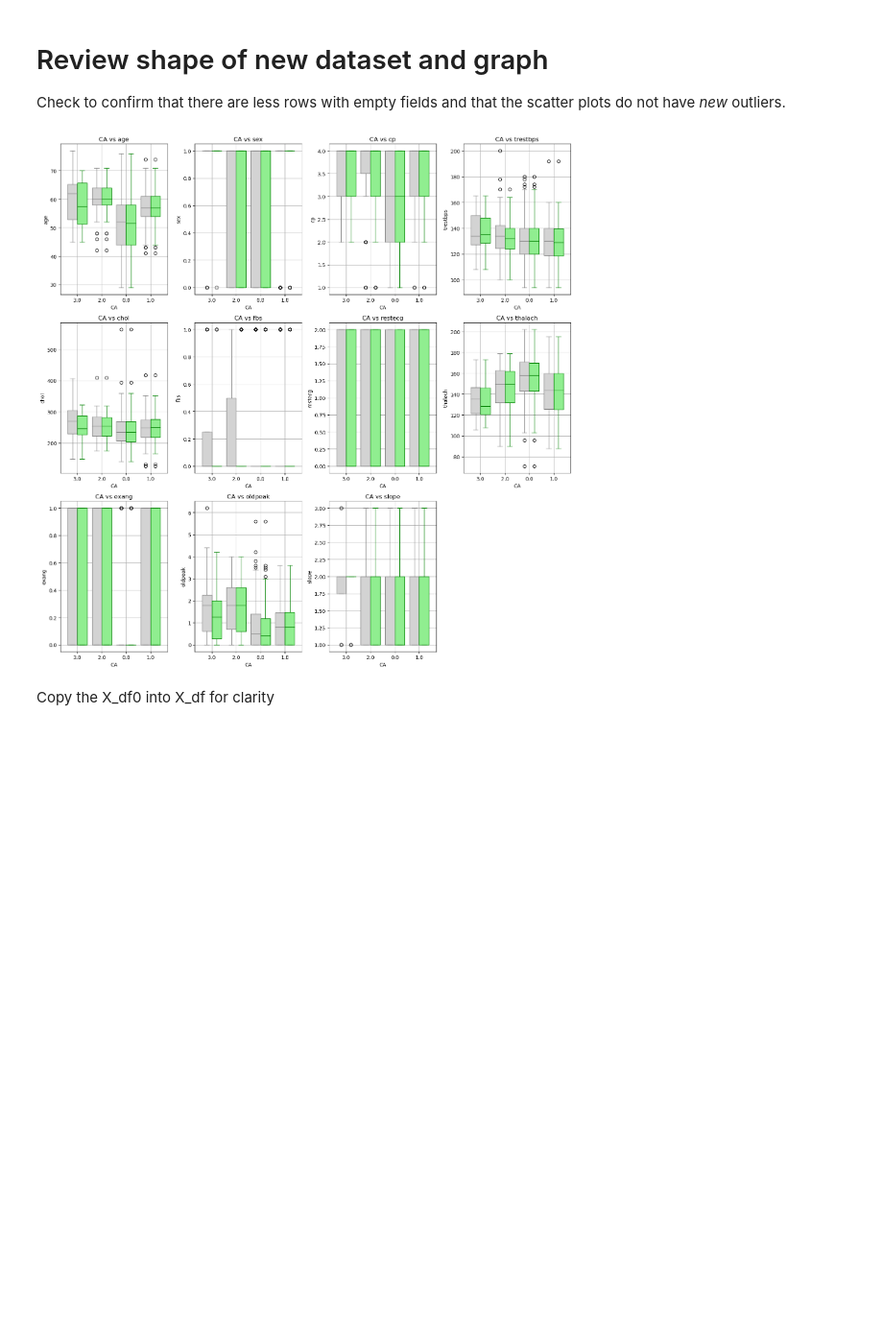
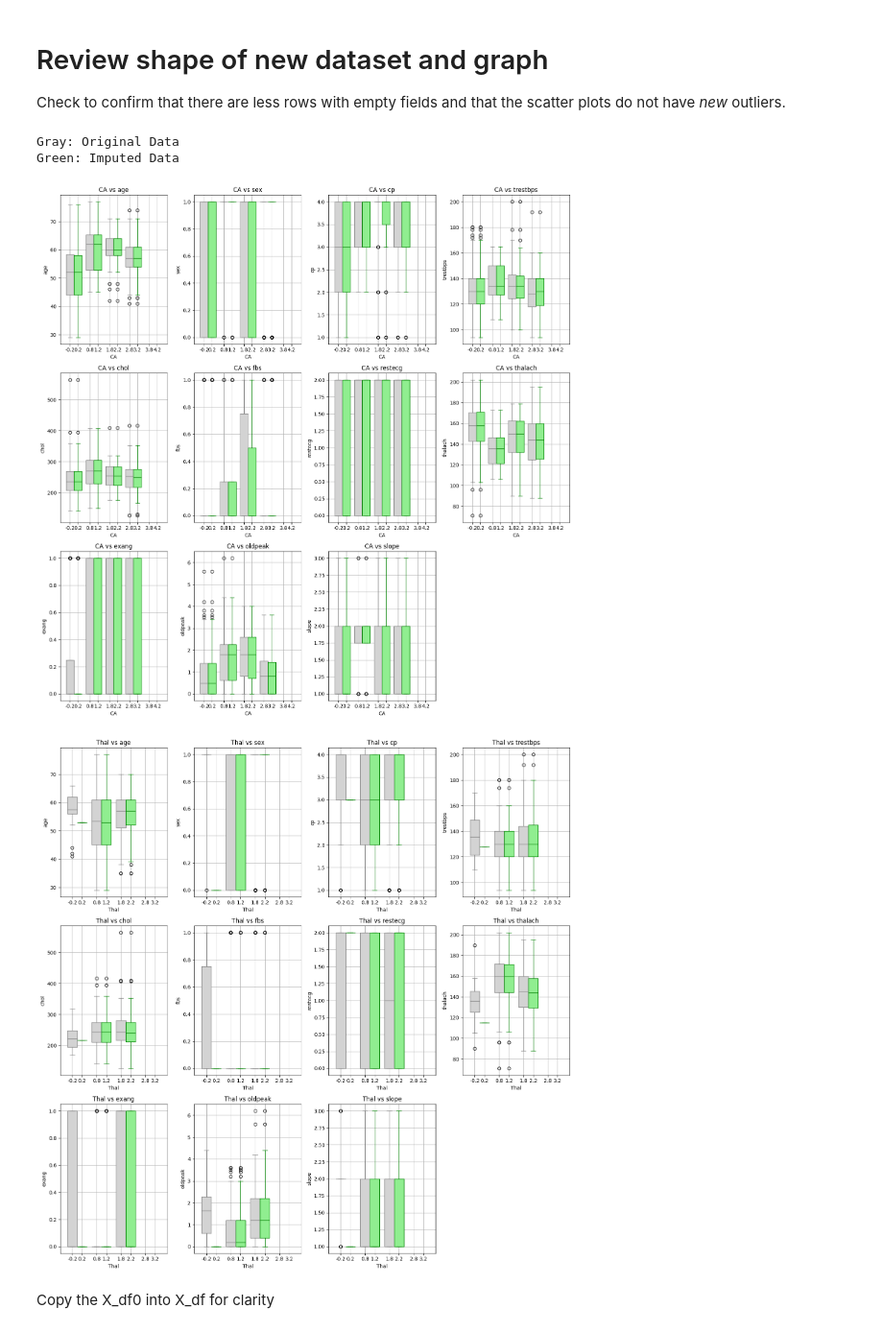
Before and after one commit to 00raymond/aiindustryproject, a Jupyter notebook: notebook.ipynb, the cells around one changed output. Shown at 96% size. Drawn from its saved outputs; the diff is of its cells as text; code cells hidden in the pictures; blank space fills up the shorter version.

Commit message:
updated classification to use anomaly detected data + added thal graph to nb

```diff
--- a/notebook.ipynb
+++ b/notebook.ipynb
@@ -233,45 +233,80 @@ cols_per_row = 4
 total_plots = len(cols)
 rows = (total_plots + cols_per_row - 1) // cols_per_row
 
 fig, axes = plt.subplots(rows, cols_per_row, figsize=(15, rows * 5))
 axes = axes.flatten()
 
-ca_unique = X_df_cleaned['ca'].unique()
+ca_unique = X_df['ca'].unique()
+
+thal_unique = X_df['thal'].unique()
+
+print("Gray: Original Data")
+print("Green: Imputed Data")
 
 for i, col in enumerate(cols):
     ax = axes[i]
 
-    # Group original and cleaned data by unique values of 'ca'
-    grouped_data_original = [X_df.loc[X_df['ca'] == val, col] for val in ca_unique]
-    grouped_data_cleaned = [X_df_cleaned.loc[X_df_cleaned['ca'] == val, col] for val in ca_unique]
-
-    # Boxplot for original data
-    ax.boxplot(grouped_data_original,
+    # Group data by unique values in 'ca'
+    grouped_data = [X_df.loc[X_df['ca'] == val, col] for val in ca_unique]
+    ax.boxplot(grouped_data,
                positions=np.arange(len(ca_unique)) - 0.2, widths=0.4,
                patch_artist=True, boxprops=dict(facecolor='lightgray', color='gray'),
                medianprops=dict(color='gray'), whiskerprops=dict(color='gray'), capprops=dict(color='gray'))
 
-    # Boxplot for cleaned data
-    ax.boxplot(grouped_data_cleaned,
+    grouped_data = [X_df0.loc[X_df0['ca'] == val, col] for val in ca_unique]
+    ax.boxplot(grouped_data,
                positions=np.arange(len(ca_unique)) + 0.2, widths=0.4,
                patch_artist=True, boxprops=dict(facecolor='lightgreen', color='green'),
                medianprops=dict(color='green'), whiskerprops=dict(color='green'), capprops=dict(color='green'))
 
     ax.set_title(f'CA vs {col}')
     ax.set_xlabel('CA')
     ax.set_ylabel(col)
-    ax.set_xticks(np.arange(len(ca_unique)))
-    ax.set_xticklabels(ca_unique)
+    ax.grid(True)
+
+# hide unused subplots
+for i in range(len(cols), len(axes)):
+    fig.delaxes(axes[i])
+
+plt.tight_layout()
+plt.show()
+
+# plot Thal against all other columns except CA and Thal
+fig, axes = plt.subplots(rows, cols_per_row, figsize=(15, rows * 5))
+axes = axes.flatten()
+
+for i, col in enumerate(cols):
+    ax = axes[i]
+
+    # Group data by unique values in 'thal'
+    grouped_data = [X_df.loc[X_df['thal'] == val, col] for val in thal_unique]
+    ax.boxplot(grouped_data,
+               positions=np.arange(len(thal_unique)) - 0.2, widths=0.4,
+               patch_artist=True, boxprops=dict(facecolor='lightgray', color='gray'),
+               medianprops=dict(color='gray'), whiskerprops=dict(color='gray'), capprops=dict(color='gray'))
+
+    grouped_data = [X_df0.loc[X_df0['thal'] == val, col] for val in thal_unique]
+    ax.boxplot(grouped_data,
+               positions=np.arange(len(thal_unique)) + 0.2, widths=0.4,
+               patch_artist=True, boxprops=dict(facecolor='lightgreen', color='green'),
+               medianprops=dict(color='green'), whiskerprops=dict(color='green'), capprops=dict(color='green'))
+
+    ax.set_title(f'Thal vs {col}')
+    ax.set_xlabel('Thal')
+    ax.set_ylabel(col)
     ax.grid(True)
 
 # Hide unused subplots
 for i in range(len(cols), len(axes)):
     fig.delaxes(axes[i])
 
 plt.tight_layout()
 plt.show()
 # %% [output]
+Gray: Original Data
+Green: Imputed Data
-[figure, old version]
+[figure, new version]
+[figure, added]
 # %% [markdown]
 Copy the X_df0 into X_df for clarity
 # %%
```
Also changed, not shown: parts of 7 cells of this notebook.
